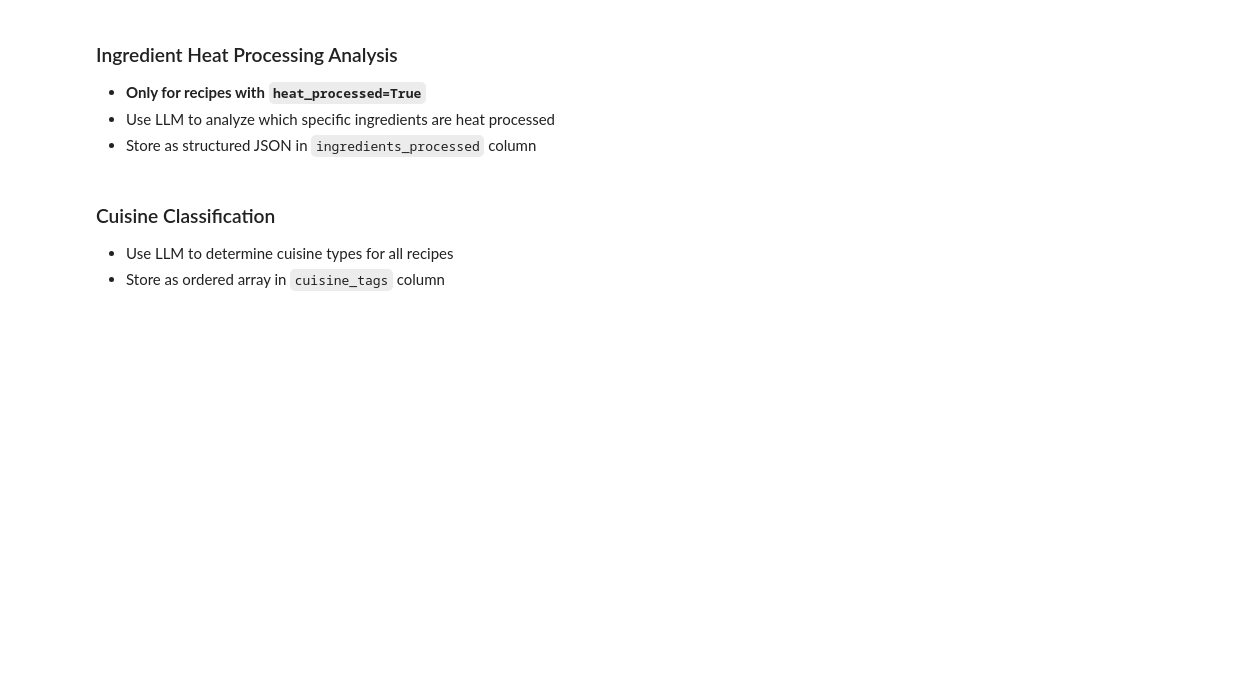
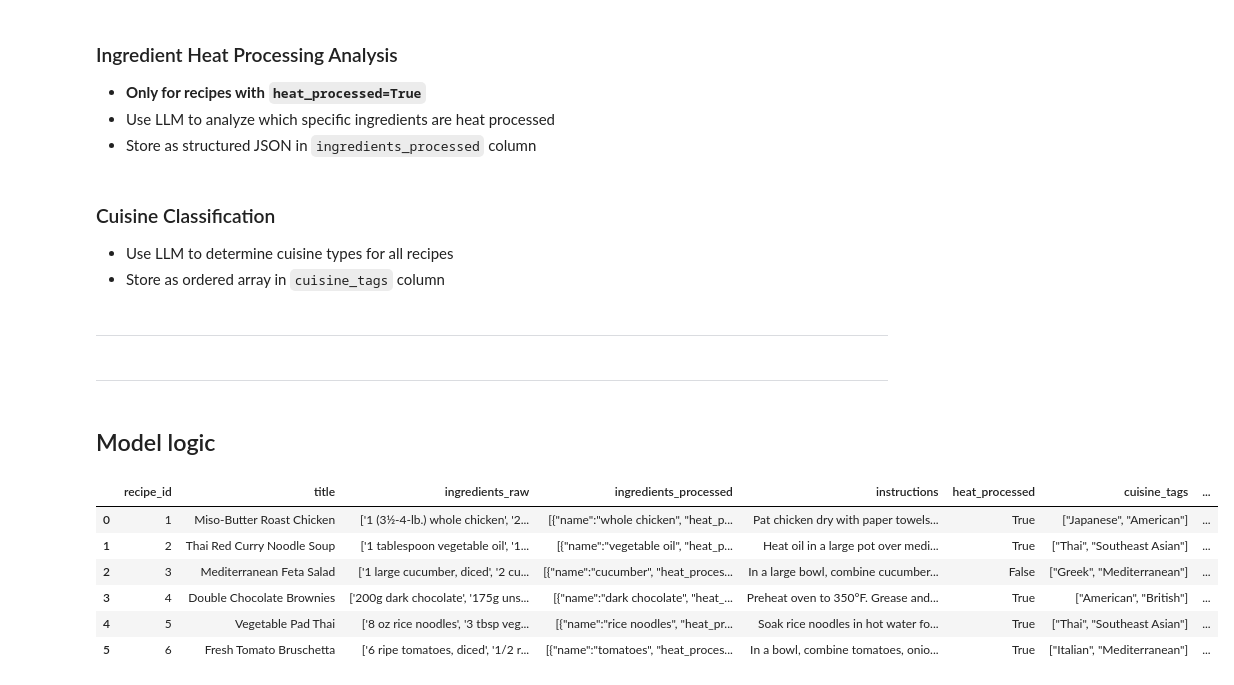
Before and after one commit to s243933/DTU_ABA_2025, a Jupyter notebook: receipts_table_prep.ipynb, the cells around one changed output. Saved outputs shown, nothing was run; the diff lists cells and outputs as text; code cells hidden in the pictures; blank space fills up the shorter version.

Commit message:
Added model logic to app

```diff
--- a/receipts_table_prep.ipynb
+++ b/receipts_table_prep.ipynb
@@ -213,3 +215,20 @@ df.head()
 ### Cuisine Classification
    - Use LLM to determine cuisine types for all recipes
    - Store as ordered array in `cuisine_tags` column
+# %% [markdown]
+___________
+# %% [markdown]
+___________
+# %% [markdown]
+## Model logic
+# %%
+mock_df = pd.read_csv('receipts_table.csv')
+mock_df
+# %% [output]
+|  | recipe_id | title | ingredients_raw | ingredients_processed | instructions | heat_processed | cuisine_tags | ... |
+| 0 | 1 | Miso-Butter Roast Chicken | ['1 (3½-4-lb.) whole chicken', '2... | [{"name":"whole chicken", "heat_p... | Pat chicken dry with paper towels... | True | ["Japanese", "American"] | ... |
+| 1 | 2 | Thai Red Curry Noodle Soup | ['1 tablespoon vegetable oil', '1... | [{"name":"vegetable oil", "heat_p... | Heat oil in a large pot over medi... | True | ["Thai", "Southeast Asian"] | ... |
+| 2 | 3 | Mediterranean Feta Salad | ['1 large cucumber, diced', '2 cu... | [{"name":"cucumber", "heat_proces... | In a large bowl, combine cucumber... | False | ["Greek", "Mediterranean"] | ... |
+| 3 | 4 | Double Chocolate Brownies | ['200g dark chocolate', '175g uns... | [{"name":"dark chocolate", "heat_... | Preheat oven to 350°F. Grease and... | True | ["American", "British"] | ... |
+| 4 | 5 | Vegetable Pad Thai | ['8 oz rice noodles', '3 tbsp veg... | [{"name":"rice noodles", "heat_pr... | Soak rice noodles in hot water fo... | True | ["Thai", "Southeast Asian"] | ... |
+| 5 | 6 | Fresh Tomato Bruschetta | ['6 ripe tomatoes, diced', '1/2 r... | [{"name":"tomatoes", "heat_proces... | In a bowl, combine tomatoes, onio... | True | ["Italian", "Mediterranean"] | ... |
```
Also changed, not shown: parts of 3 cells of this notebook, 1 other file.
